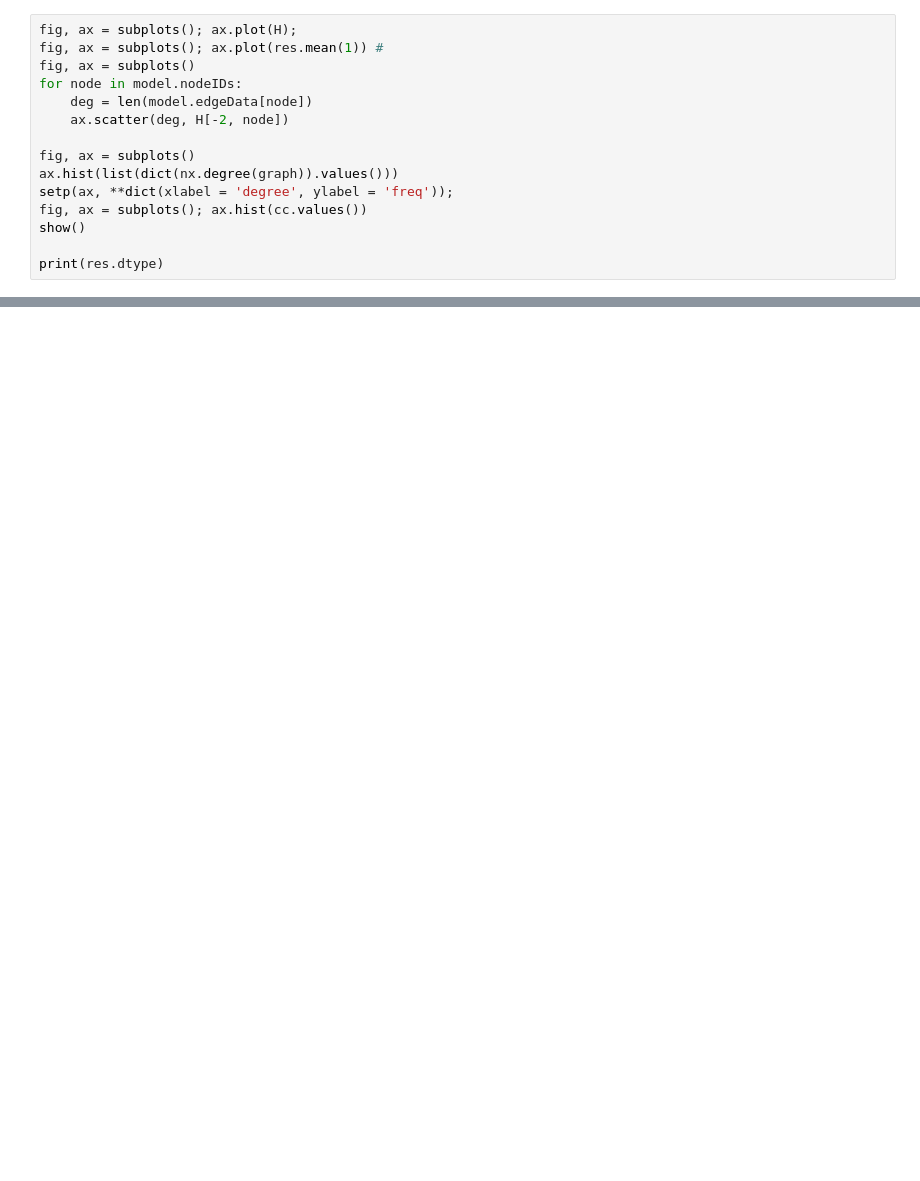
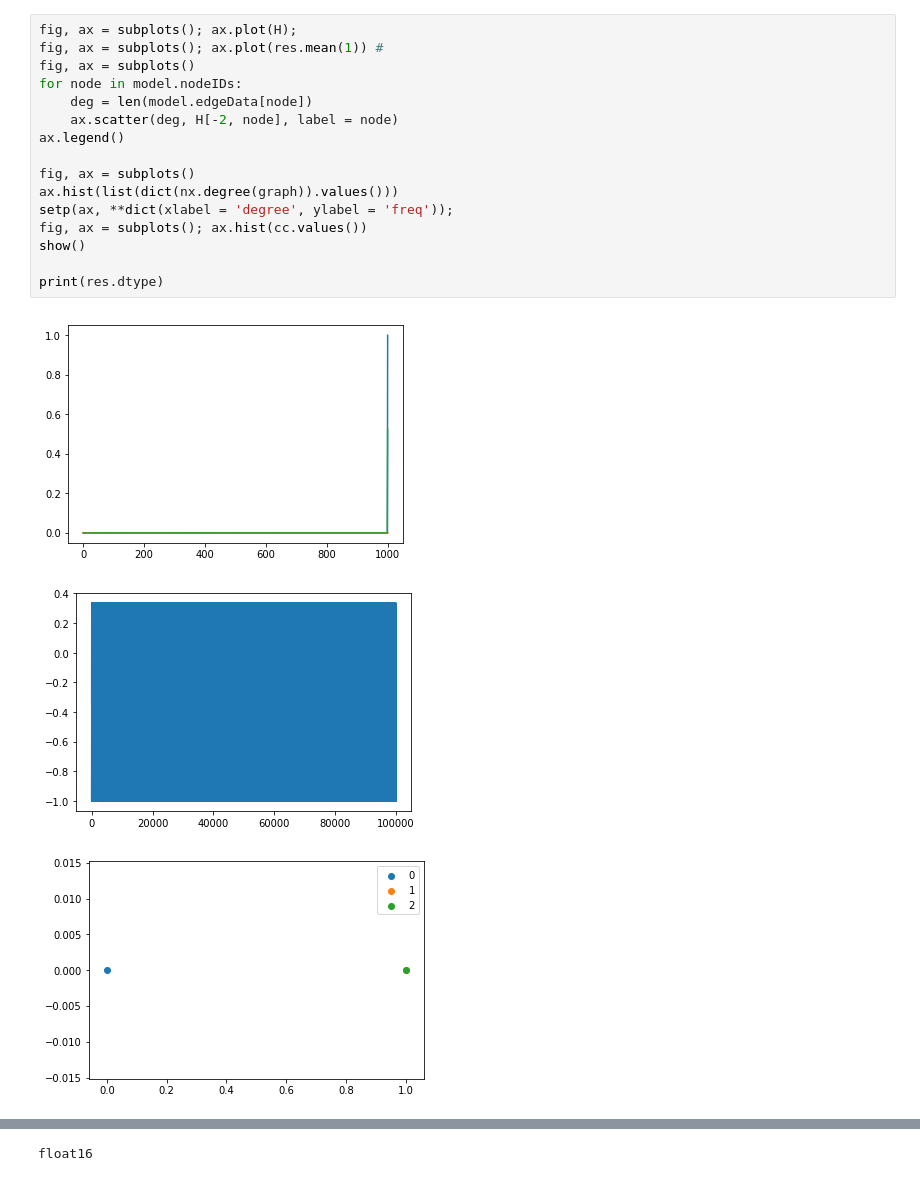
Before and after one commit to cvanelteren/information_impact, a Jupyter notebook: Reverse calculation.ipynb, the cells around one changed output, grey strips where cells are left out. Saved outputs shown, nothing was run; the diff lists cells and outputs as text; blank space fills up the shorter version.

```diff
--- a/Reverse calculation.ipynb
+++ b/Reverse calculation.ipynb
@@ -72,15 +80,20 @@ Simulation parameters
 # %%
 fig, ax = subplots(); ax.plot(H);
 fig, ax = subplots(); ax.plot(res.mean(1)) #
 fig, ax = subplots()
 for node in model.nodeIDs:
     deg = len(model.edgeData[node])
-    ax.scatter(deg, H[-2, node])
+    ax.scatter(deg, H[-2, node], label = node)
+ax.legend()
 
 fig, ax = subplots()
 ax.hist(list(dict(nx.degree(graph)).values()))
 setp(ax, **dict(xlabel = 'degree', ylabel = 'freq'));
 fig, ax = subplots(); ax.hist(cc.values())
 show()
 
 print(res.dtype)
+# %% [output]
+[figure, added]
+[figure, added]
+[figure, added]
@@ -87,2 +102,3 @@ print(res.dtype)
+float16
 # %%
 # showing hellinger distance over time
```
Also changed, not shown: parts of 6 cells of this notebook, 6 other files.
